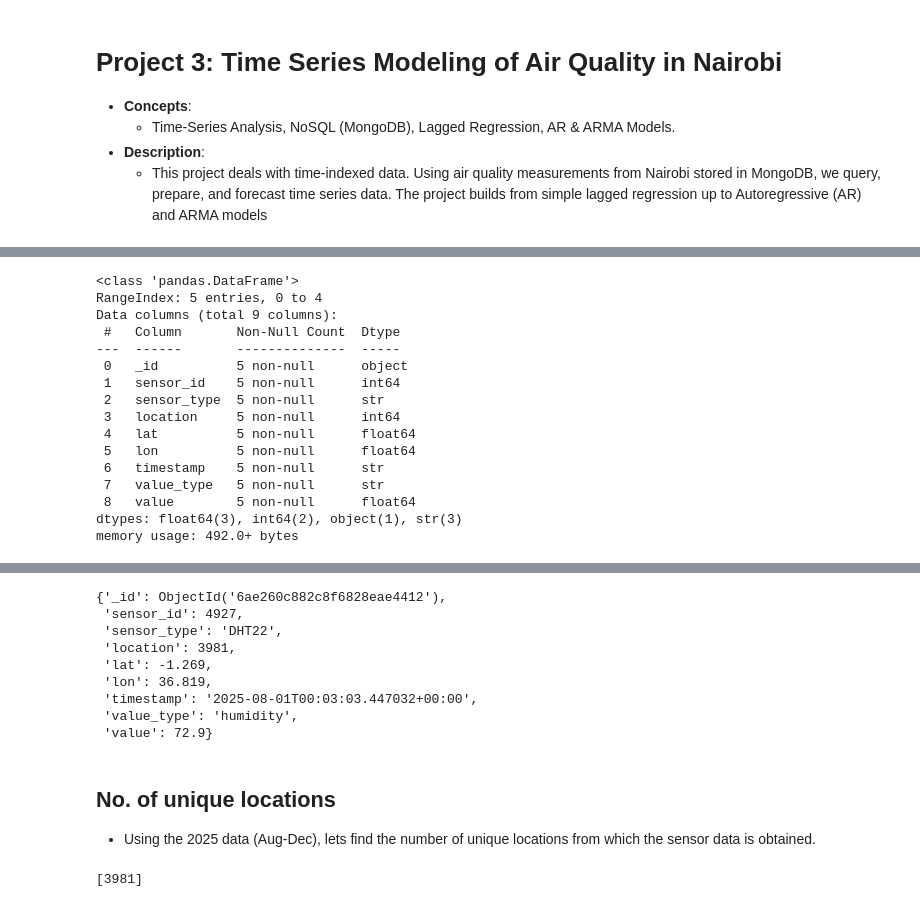
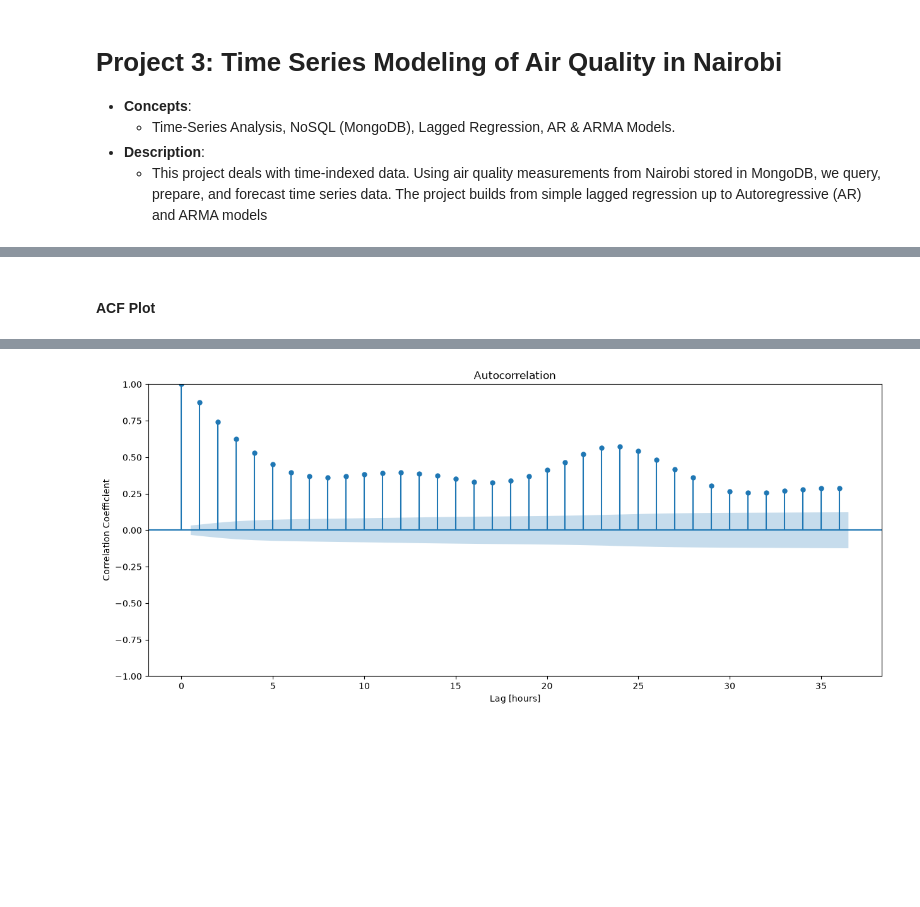
Before and after one commit to DominicNyabuto/Data-Science-Machine-Learning-Projects-, a Jupyter notebook: Project-3/notebook.ipynb, the cells around one changed output, grey strips where cells are left out. Cells and saved outputs as stored; diff of their text form; code cells hidden in the pictures; blank space fills up the shorter version.

```diff
--- a/Project-3/notebook.ipynb
+++ b/Project-3/notebook.ipynb
@@ -60,20 +132,8 @@ print(df.head())
+# %% [markdown]
+#### ACF Plot
 # %%
-df.info()
-df.head()
+fig, ax = plt.subplots(figsize=(15, 6))
+plot_acf(y, ax=ax)
+plt.xlabel("Lag [hours]")
+plt.ylabel("Correlation Coefficient");
 # %% [output]
-<class 'pandas.DataFrame'>
-RangeIndex: 5 entries, 0 to 4
-Data columns (total 9 columns):
- #   Column       Non-Null Count  Dtype
----  ------       --------------  -----
- 0   _id          5 non-null      object
- 1   sensor_id    5 non-null      int64
- 2   sensor_type  5 non-null      str
- 3   location     5 non-null      int64
- 4   lat          5 non-null      float64
- 5   lon          5 non-null      float64
- 6   timestamp    5 non-null      str
- 7   value_type   5 non-null      str
- 8   value        5 non-null      float64
-dtypes: float64(3), int64(2), object(1), str(3)
-memory usage: 492.0+ bytes
@@ -86,31 +140 @@ memory usage: 492.0+ bytes
+[figure, added]
-# %%
-nairobi_collection.find_one()
-# %% [output]
-{'_id': ObjectId('6ae260c882c8f6828eae4412'),
- 'sensor_id': 4927,
- 'sensor_type': 'DHT22',
- 'location': 3981,
- 'lat': -1.269,
- 'lon': 36.819,
- 'timestamp': '2025-08-01T00:03:03.447032+00:00',
- 'value_type': 'humidity',
- 'value': 72.9}
-# %% [markdown]
-## No. of unique locations
-
-- Using the 2025 data (Aug-Dec), lets find the number of unique locations from which the sensor data is obtained.
-# %%
-import pandas as pd
-
-# 1. Convert the timestamp column to actual datetime objects
-df['timestamp'] = pd.to_datetime(df['timestamp'])
-
-# 2. Filter for the year 2025 (matching your data)
-df_2025 = df[df['timestamp'].dt.year == 2025]
-
-# 3. Get the unique locations as a list
-sites = df_2025['location'].unique().tolist()
-
-print(sites)
-# %% [output]
-[3981]
```
Also changed, not shown: parts of 14 cells of this notebook.
